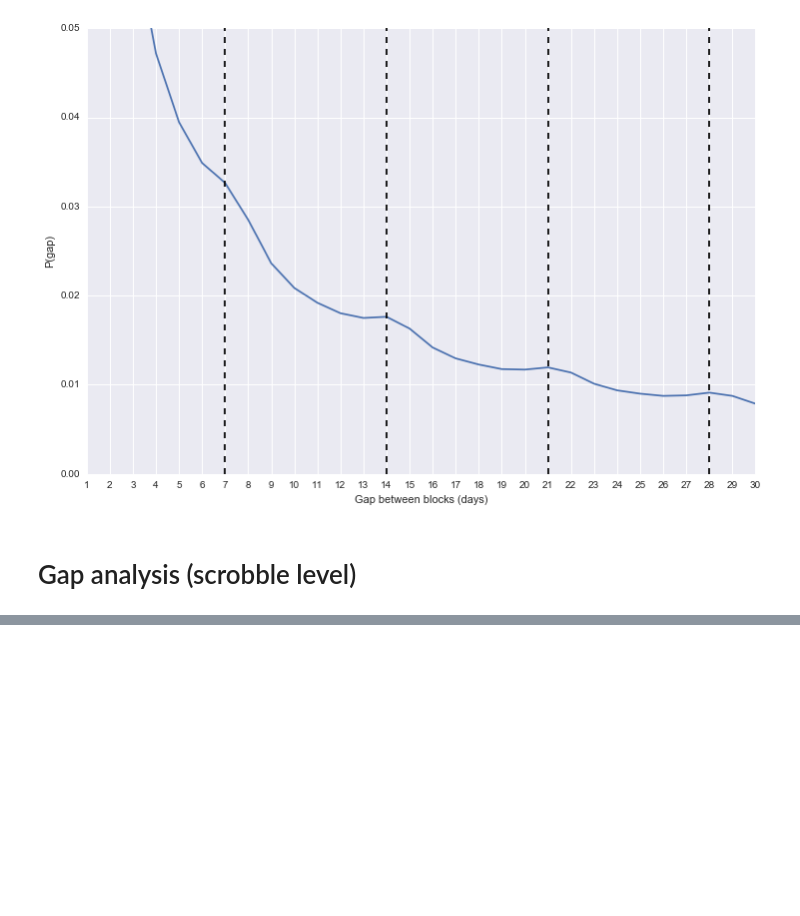
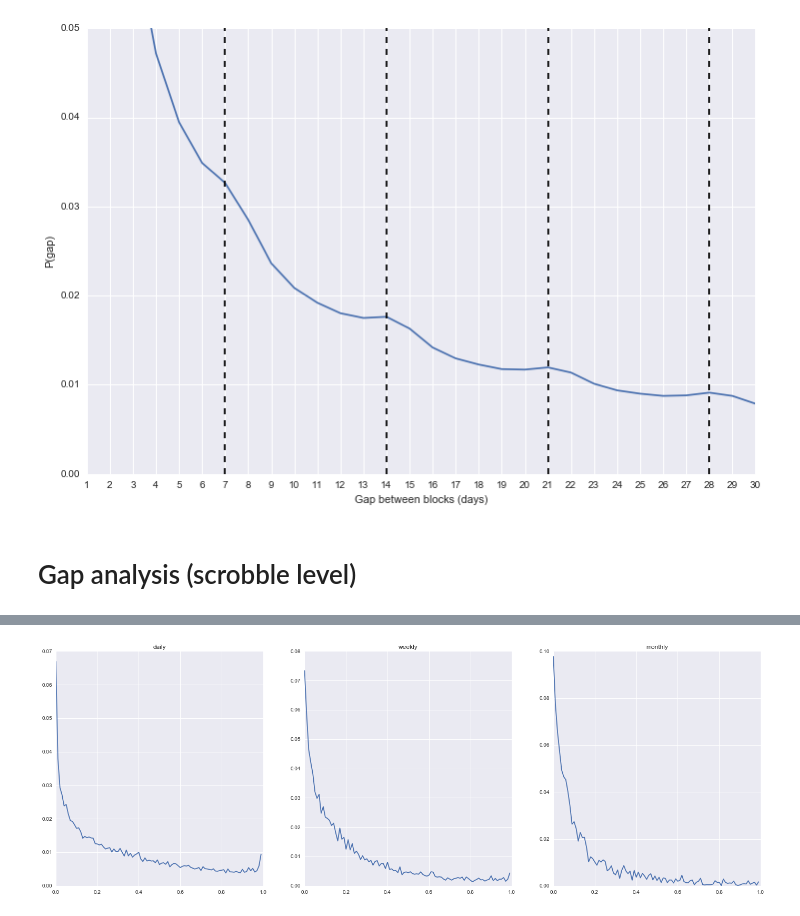
Before and after one commit to jlorince/MusicForaging, a Jupyter notebook: notebooks/result_viz.ipynb, the cells around one changed output, grey strips where cells are left out. Cells and saved outputs as stored; diff of their text form; code cells hidden in the pictures; blank space fills up the shorter version.

```diff
--- a/notebooks/result_viz.ipynb
+++ b/notebooks/result_viz.ipynb
@@ -230,7 +230,7 @@ for idx,grp in enumerate(sorted(shuffle_means.index.levels[1][:-1])):
 df = pd.read_table('../testData/blockdists_concat',header=None,names=['user','basis','d']).drop_duplicates(['user','basis'])
 df['d'] = df['d'].apply(lambda s: np.array(s.split(','),dtype=float))
 
-df_random = pd.read_table('../testData/blockdists_random_concat',header=None,names=['user','basis','d']).drop_duplicates(['user','basis'])
+df_random = pd.read_table('../testData/blockdists_random_concat_new',header=None,names=['user','basis','d']).drop_duplicates(['user','basis'])
 df_random['d'] = df_random['d'].apply(lambda s: np.array(s.split(','),dtype=float))
 # %%
 display(df.groupby('basis').count())
@@ -403,2 +404,0 @@ IOError: [Errno 2] No such file or directory: '/home/jlorince/scrobble_td.npy'
-# %%
-arr = np.loadtxt
@@ -410,0 +507,11 @@ u'0'
+# %%
+fig,axes = plt.subplots(1,3,figsize=(24,8))
+for i,arr in enumerate((vals_D,vals_W,vals_M)):
+    ax = axes[i]
+    ax.plot(arr)
+    ax.set_xticklabels(np.arange(0,1.01,.2))
+axes[0].set_title('daily')
+axes[1].set_title('weekly')
+axes[2].set_title('monthly');
+# %% [output]
+[figure, added]
```
Also changed, not shown: parts of 12 cells of this notebook, 6 other files.
